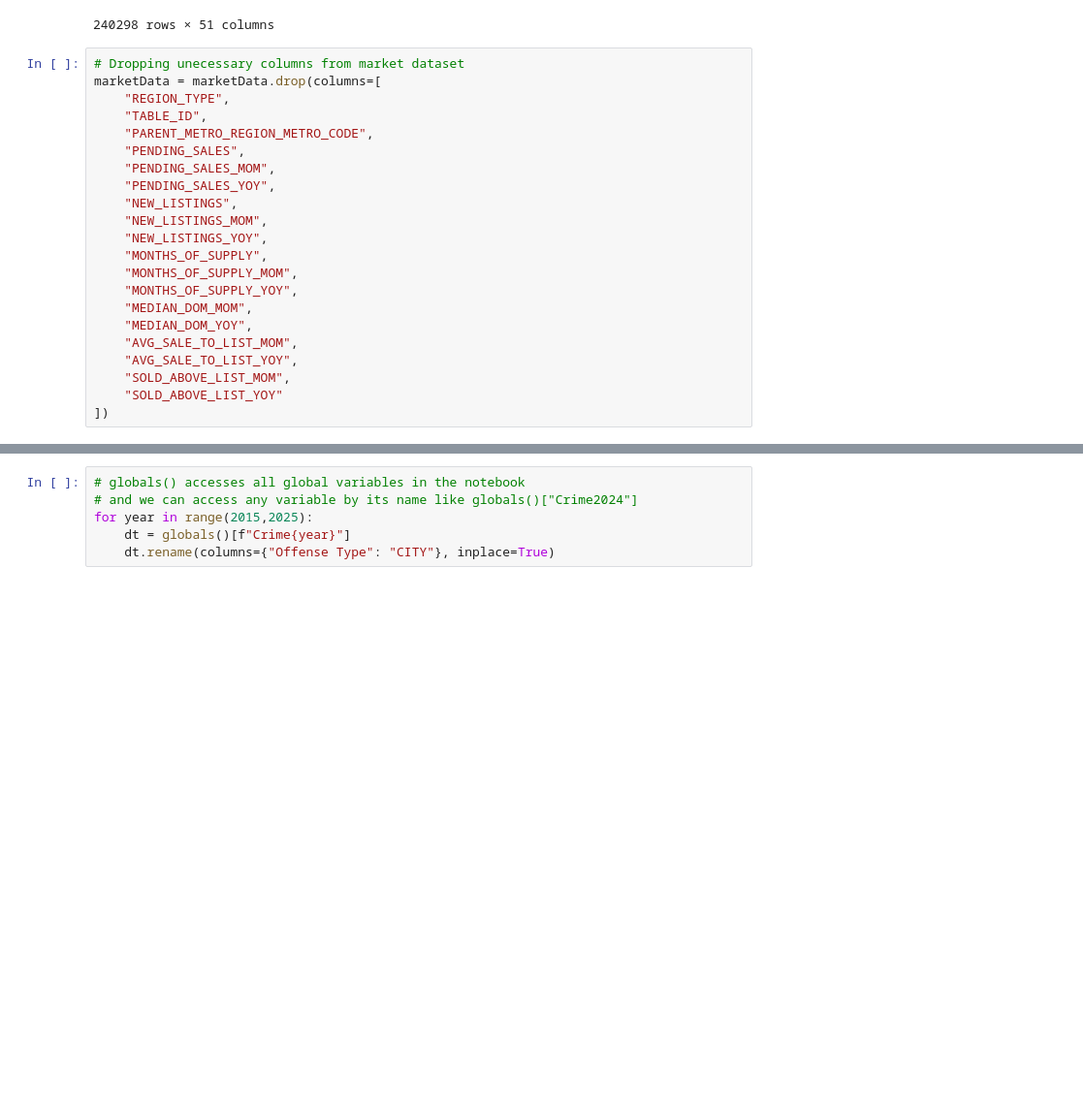
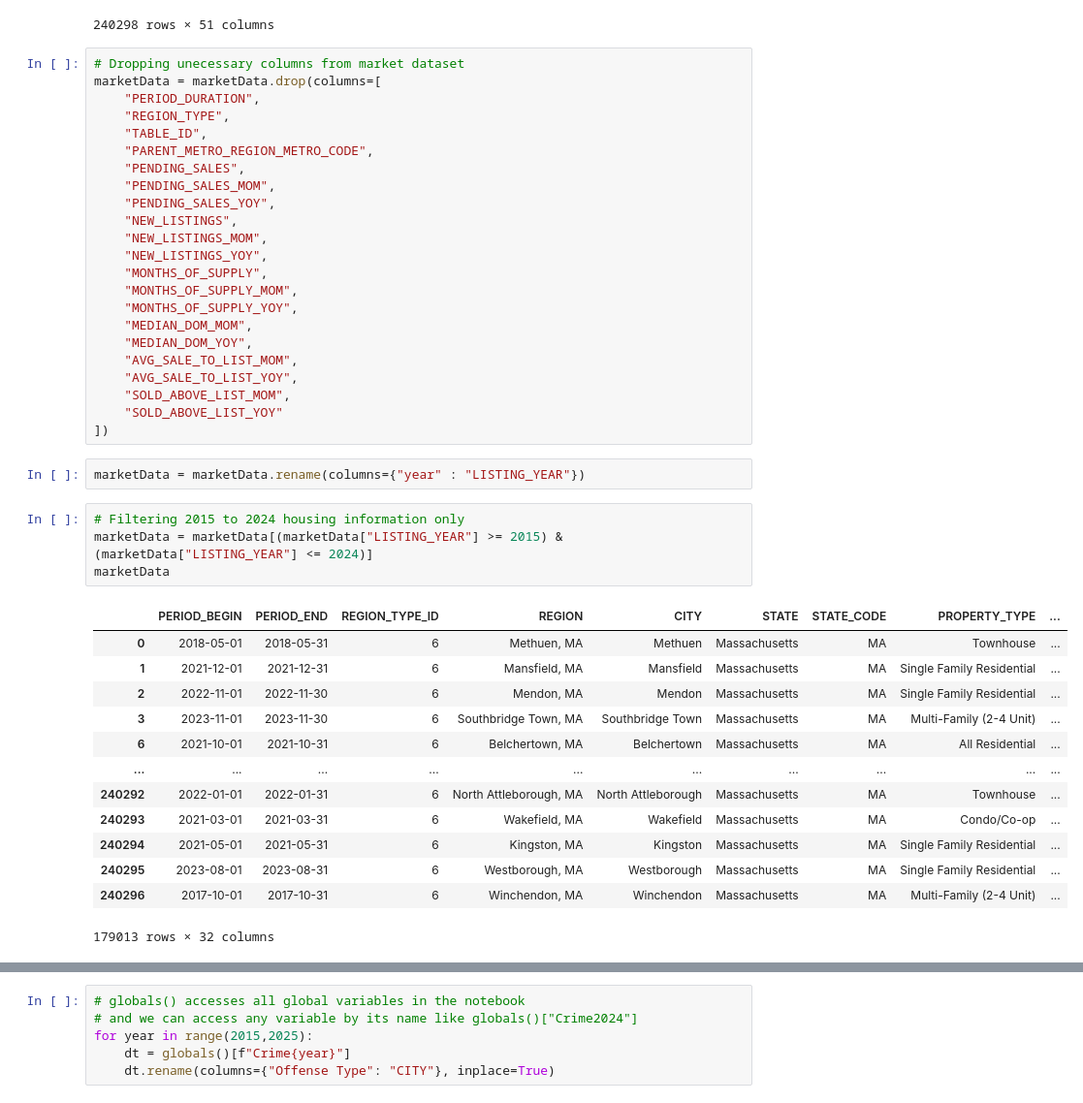
Before and after one commit to davprog9/MA-Housing-Analysis, a Jupyter notebook: Code/Analysis.ipynb, the cells around one changed output, grey strips where cells are left out. Shown at 97% size. Cells and saved outputs as stored; diff of their text form; blank space fills up the shorter version.

```diff
--- a/Code/Analysis.ipynb
+++ b/Code/Analysis.ipynb
@@ -45,6 +47,7 @@ marketData
 # %%
 # Dropping unecessary columns from market dataset
 marketData = marketData.drop(columns=[
+    "PERIOD_DURATION",
     "REGION_TYPE",
     "TABLE_ID",
     "PARENT_METRO_REGION_METRO_CODE",
@@ -64,6 +67,26 @@ marketData = marketData.drop(columns=[
     "SOLD_ABOVE_LIST_MOM",
     "SOLD_ABOVE_LIST_YOY"
 ])
+# %%
+marketData = marketData.rename(columns={"year" : "LISTING_YEAR"})
+# %%
+# Filtering 2015 to 2024 housing information only
+marketData = marketData[(marketData["LISTING_YEAR"] >= 2015) & (marketData["LISTING_YEAR"] <= 2024)]
+marketData
+# %% [output]
+|  | PERIOD_BEGIN | PERIOD_END | REGION_TYPE_ID | REGION | CITY | STATE | STATE_CODE | PROPERTY_TYPE | ... |
+| 0 | 2018-05-01 | 2018-05-31 | 6 | Methuen, MA | Methuen | Massachusetts | MA | Townhouse | ... |
+| 1 | 2021-12-01 | 2021-12-31 | 6 | Mansfield, MA | Mansfield | Massachusetts | MA | Single Family Residential | ... |
+| 2 | 2022-11-01 | 2022-11-30 | 6 | Mendon, MA | Mendon | Massachusetts | MA | Single Family Residential | ... |
+| 3 | 2023-11-01 | 2023-11-30 | 6 | Southbridge Town, MA | Southbridge Town | Massachusetts | MA | Multi-Family (2-4 Unit) | ... |
+| 6 | 2021-10-01 | 2021-10-31 | 6 | Belchertown, MA | Belchertown | Massachusetts | MA | All Residential | ... |
+| ... | ... | ... | ... | ... | ... | ... | ... | ... | ... |
+| 240292 | 2022-01-01 | 2022-01-31 | 6 | North Attleborough, MA | North Attleborough | Massachusetts | MA | Townhouse | ... |
+| 240293 | 2021-03-01 | 2021-03-31 | 6 | Wakefield, MA | Wakefield | Massachusetts | MA | Condo/Co-op | ... |
+| 240294 | 2021-05-01 | 2021-05-31 | 6 | Kingston, MA | Kingston | Massachusetts | MA | Single Family Residential | ... |
+| 240295 | 2023-08-01 | 2023-08-31 | 6 | Westborough, MA | Westborough | Massachusetts | MA | Single Family Residential | ... |
+| 240296 | 2017-10-01 | 2017-10-31 | 6 | Winchendon, MA | Winchendon | Massachusetts | MA | Multi-Family (2-4 Unit) | ... |
+179013 rows × 32 columns
 # %%
 # Fixing the first rows where "Jurisdiction by Geography" is a row with NaN values due to multi-demonsionality
 Crime2015 = Crime2015[1:]
```
Also changed, not shown: parts of 13 cells of this notebook.
